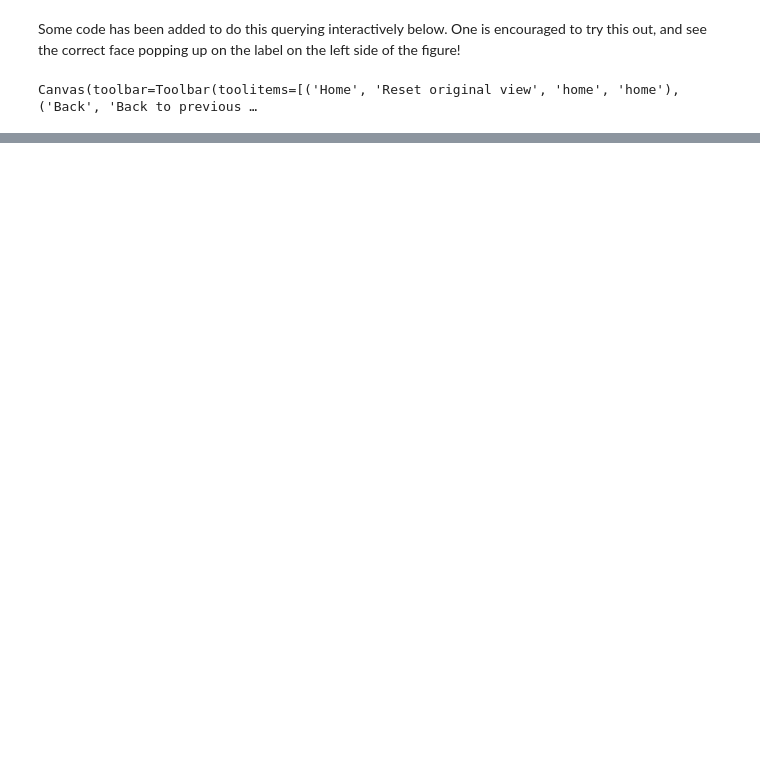
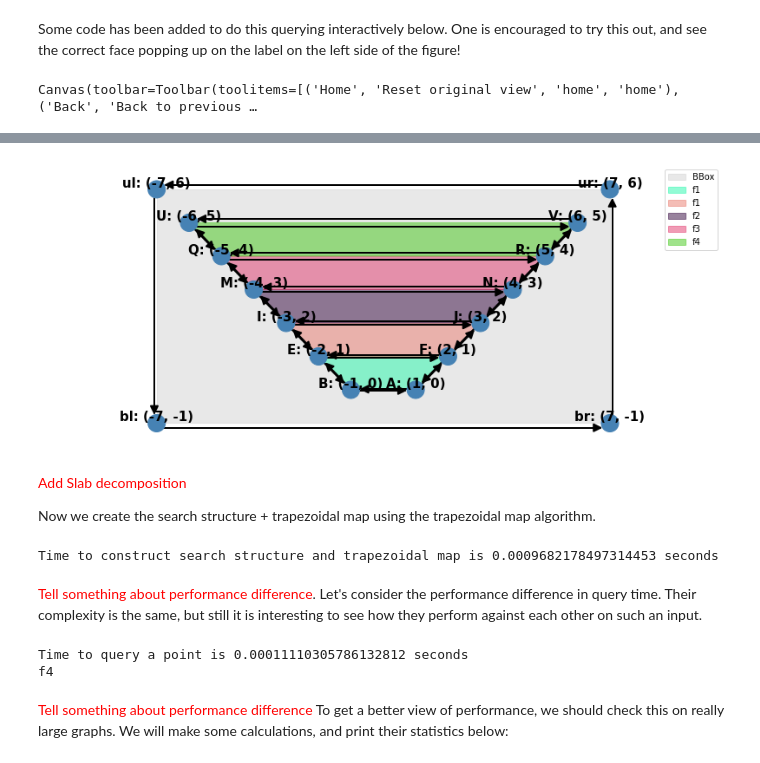
Before and after one commit to t1jsh111/2IMA15, a Jupyter notebook: notebook.ipynb, the cells around one changed output, grey strips where cells are left out. Saved outputs shown, nothing was run; the diff lists cells and outputs as text; code cells hidden in the pictures; blank space fills up the shorter version.

Commit message:
updates to jupyter

```diff
--- a/notebook.ipynb
+++ b/notebook.ipynb
@@ -400,0 +431,46 @@ print(tx)
+# %%
+%matplotlib inline
+import matplotlib.pyplot as plt
+plt.rcParams['figure.figsize'] = [14, 6]  # Set default size of matplot plots in jupyter notebook
+import backend.graph_generator as generator
+import backend.slab_decomposition as sd
+import complex_algorithm.algorithm as ca
+
+points, segments = generator.create_expanding_graph(5)
+myDCEL = dcel.Dcel()
+myDCEL.build_dcel(points, segments)
+myDCEL.show_dcel()
+# %% [output]
+[figure, added]
+# %% [markdown]
+<font color='red'>Add Slab decomposition</font>
+
+
+Now we create the search structure + trapezoidal map using the trapezoidal map algorithm.
+# %%
+import time
+
+start = time.time()
+search_structure, trapezoidal_map = ca.trapezoidal_map_algorithm(myDCEL)
+end = time.time()
+print("Time to construct search structure and trapezoidal map is " + str(end - start) + " seconds ")
+# %% [output]
+Time to construct search structure and trapezoidal map is 0.0009682178497314453 seconds
+# %% [markdown]
+<font color='red'>Tell something about performance difference</font>. Let's consider the performance difference in query time. Their complexity is the same, but still it is interesting to see how they perform against each other on such an input.
+# %%
+# Vertical Decomposition Algorithm query
+query_point = QueryPoint(0, 4.5)
+
+start = time.time()
+t = search_structure.query(query_point).trapezoid
+end = time.time()
+print("Time to query a point is " + str(end - start) + " seconds ")
+
+face_name = t.bottom.right_arrow.incident_face.name
+print(face_name)
+# %% [output]
+Time to query a point is 0.00011110305786132812 seconds
+f4
+# %% [markdown]
+<font color='red'>Tell something about performance difference</font> To get a better view of performance, we should check this on really large graphs. We will make some calculations, and print their statistics below:
```
Also changed, not shown: parts of 12 cells of this notebook, 5 other files.
